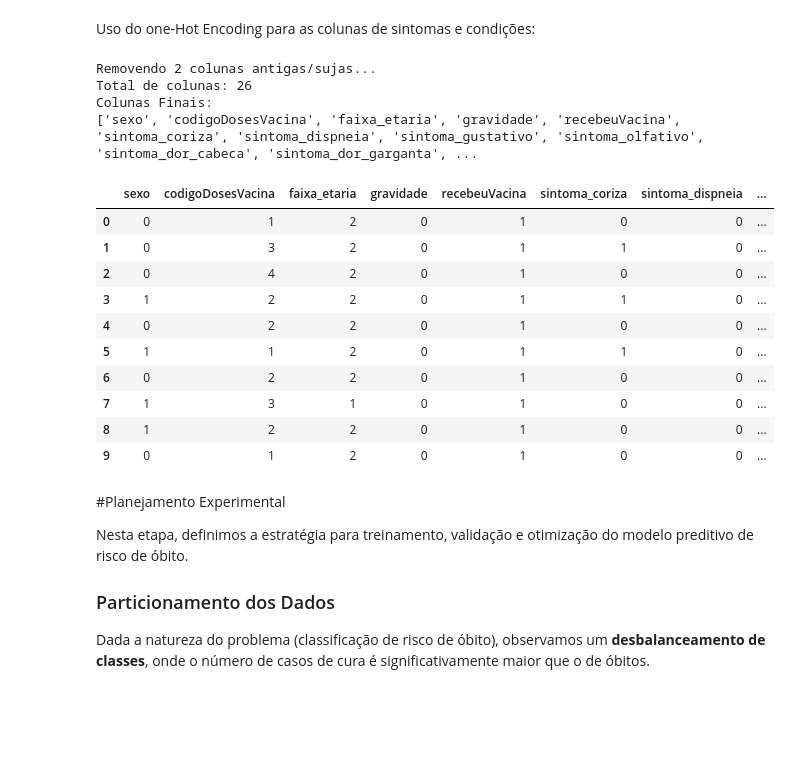
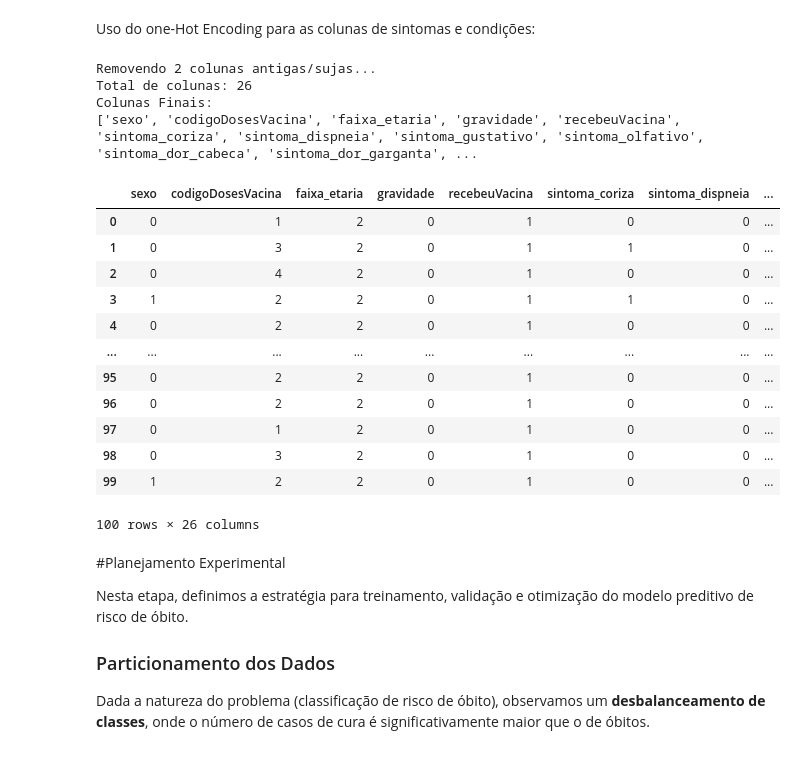
Before and after one commit to sheilallee/dataset, a Jupyter notebook: [Etapa_2]_Previsao_de_Gravidade.ipynb, the cells around one changed output. Drawn from its saved outputs; the diff is of its cells as text; code cells hidden in the pictures; blank space fills up the shorter version.

```diff
--- a/[Etapa_2]_Previsao_de_Gravidade.ipynb
+++ b/[Etapa_2]_Previsao_de_Gravidade.ipynb
@@ -206,7 +207,7 @@ casos_graves = [
 
 casos_nao_graves = [
     'cura',
-    'em tratamento domiciliar',
+    'em tratamento domiciliar'
 ]
 
 # Função para gerar a variável binária
@@ -384,9 +384,9 @@ mapa_sintomas = {
 
 mapa_condicoes = {
     'sem comorbidades': 'condicao_nenhuma',
-    'doencas_renais_cronicas': 'condicao_renal', # Agora usamos o texto corrigido
-    'doencas renais cronicas em estagio avancado (graus 3': 'condicao_renal', # Prevenção caso tenha sobrado lixo
-    'condicao_renal': 'condicao_renal', # Caso já tenha sido substituido
+    'doencas_renais_cronicas': 'condicao_renal',
+    'doencas renais cronicas em estagio avancado (graus 3': 'condicao_renal',
+    'condicao_renal': 'condicao_renal',
     'doencas respiratorias cronicas descompensadas': 'condicao_respiratoria',
     'portador de doencas cromossomicas ou estado de fragilidade imunologica': 'condicao_imune_fragil',
     'doencas cardiacas cronicas': 'condicao_cardiaca',
@@ -398,12 +398,11 @@ mapa_condicoes = {
     'outros': 'condicao_outros'
 }
 
-# 3. REMOVER COLUNAS DUPLICADAS OU ERRADAS DO PASSADO
+# 3. REMOVER COLUNAS DUPLICADAS OU ERRADAS
 
 cols_para_apagar = [
-    '4 ou 5)', 'doencas renais cronicas em estagio avancado (graus 3', # Lixo do split errado
+    '4 ou 5)', 'doencas renais cronicas em estagio avancado (graus 3',
 ]
-
 
 
 # Removemos duplicatas da lista e aplicamos o drop
@@ -423,39 +422,41 @@ dummies_condicoes.rename(columns=mapa_condicoes, inplace=True)
 
 # 5. JUNÇÃO FINAL E REMOÇÃO DAS ORIGINAIS
 dataset = pd.concat([dataset, dummies_sintomas, dummies_condicoes], axis=1)
 
 # Remover as colunas de texto originais conforme solicitado
 dataset.drop(columns=['sintomas', 'condicoes'], inplace=True)
 
 # ==============================================================================
 # VERIFICAÇÃO FINAL
 # ==============================================================================
 # Remove duplicatas de colunas (caso o concat tenha gerado algo estranho, prevenimos aqui)
 dataset = dataset.loc[:, ~dataset.columns.duplicated()]
 
 
 print(f"Total de colunas: {len(dataset.columns)}")
 print("Colunas Finais:")
 print(dataset.columns.tolist())
 
 
-display(dataset.head(10))
+display(dataset.head(100))
 # %% [output]
 Removendo 2 colunas antigas/sujas...
 Total de colunas: 26
 Colunas Finais:
 ['sexo', 'codigoDosesVacina', 'faixa_etaria', 'gravidade', 'recebeuVacina', 'sintoma_coriza', 'sintoma_dispneia', 'sintoma_gustativo', 'sintoma_olfativo', 'sintoma_dor_cabeca', 'sintoma_dor_garganta', ...
 |  | sexo | codigoDosesVacina | faixa_etaria | gravidade | recebeuVacina | sintoma_coriza | sintoma_dispneia | ... |
 | 0 | 0 | 1 | 2 | 0 | 1 | 0 | 0 | ... |
 | 1 | 0 | 3 | 2 | 0 | 1 | 1 | 0 | ... |
 | 2 | 0 | 4 | 2 | 0 | 1 | 0 | 0 | ... |
 | 3 | 1 | 2 | 2 | 0 | 1 | 1 | 0 | ... |
 | 4 | 0 | 2 | 2 | 0 | 1 | 0 | 0 | ... |
-| 5 | 1 | 1 | 2 | 0 | 1 | 1 | 0 | ... |
-| 6 | 0 | 2 | 2 | 0 | 1 | 0 | 0 | ... |
-| 7 | 1 | 3 | 1 | 0 | 1 | 0 | 0 | ... |
-| 8 | 1 | 2 | 2 | 0 | 1 | 0 | 0 | ... |
-| 9 | 0 | 1 | 2 | 0 | 1 | 0 | 0 | ... |
+| ... | ... | ... | ... | ... | ... | ... | ... | ... |
+| 95 | 0 | 2 | 2 | 0 | 1 | 0 | 0 | ... |
+| 96 | 0 | 2 | 2 | 0 | 1 | 0 | 0 | ... |
+| 97 | 0 | 1 | 2 | 0 | 1 | 0 | 0 | ... |
+| 98 | 0 | 3 | 2 | 0 | 1 | 0 | 0 | ... |
+| 99 | 1 | 2 | 2 | 0 | 1 | 0 | 0 | ... |
+100 rows × 26 columns
 # %% [markdown]
 #Planejamento Experimental
 
```
Also changed, not shown: parts of 5 cells of this notebook.
